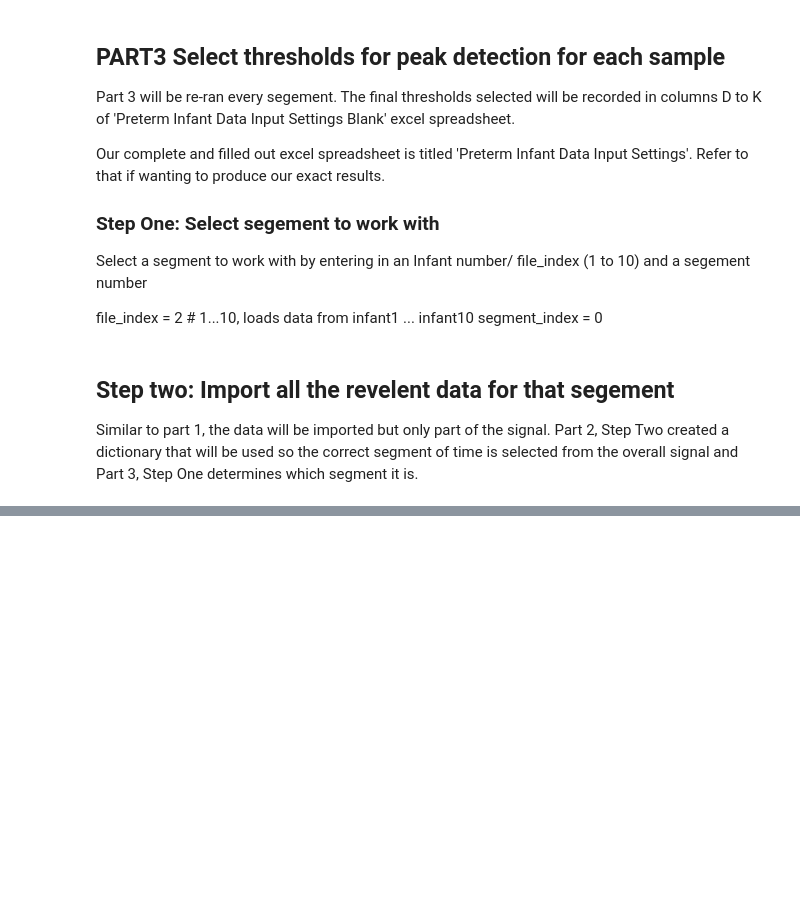
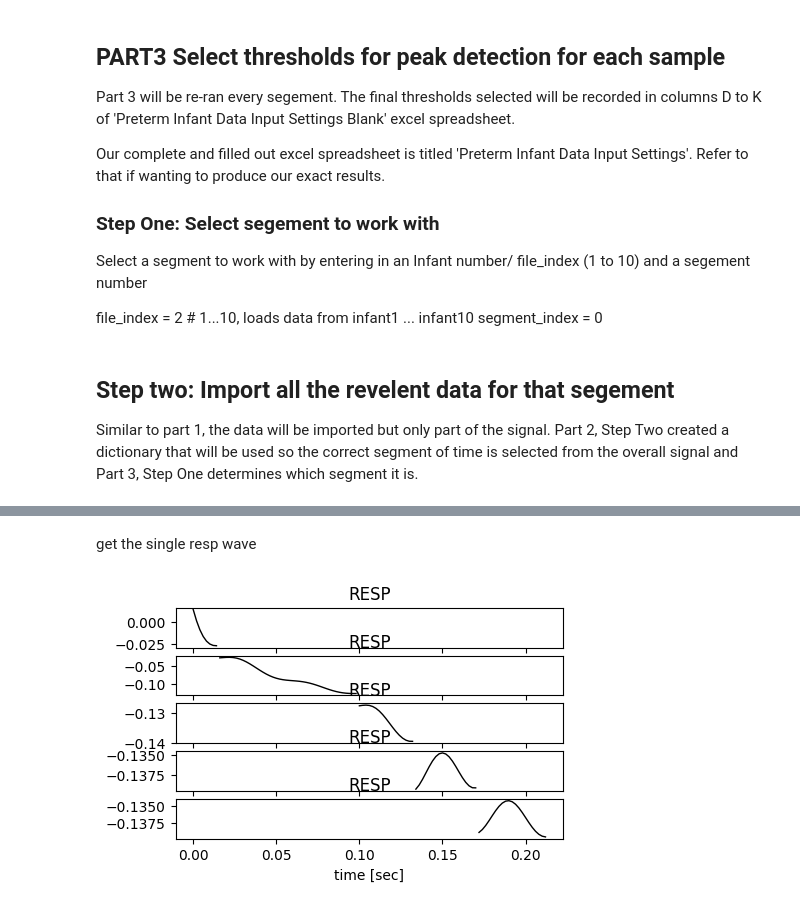
Before and after one commit to FlynnCao/WOA7015-EDA, a Jupyter notebook: main.ipynb, the cells around one changed output, grey strips where cells are left out. Cells and saved outputs as stored; diff of their text form; code cells hidden in the pictures; blank space fills up the shorter version.

```diff
--- a/main.ipynb
+++ b/main.ipynb
@@ -211,0 +645,53 @@ NameError: name 'load_waveforms' is not defined
+# %% [markdown]
+get the single resp wave
+# %%
+x_resp_flow=[]
+floewer=[]
+
+x_ecg_flow=[]
+ecg_flow=[]
+
+
+time_resp_temp=time_ecg
+time_ecg_temp=time_resp
+
+x_temp=[]
+temp=[]
+for i in range(0,len(x_resp_filt)-1,1):
+    if i==0:
+        floewer.append(x_resp_filt[i])
+        ecg_flow.append(x_ecg[i])
+        temp.append(time_resp_temp[i])
+        #ecg.append(time_ecg_temp[i])
+    else:
+        floewer.append(x_resp_filt[i])
+        temp.append(time_resp_temp[i])
+        ecg_flow.append(x_ecg[i])
+        #ecg.append(time_resp_temp[i])
+        if not (x_resp_filt[i]<x_resp_filt[i+1] and x_resp_filt[i]<=x_resp_filt[i-1]):
+            pass
+        else:
+            x_resp_flow.append(floewer)
+            x_ecg_flow.append(ecg_flow)
+            x_temp.append(temp)
+            #ecg_temp.append(ecg)
+            floewer=[]
+            ecg_flow=[]
+            temp=[]
+            #ecg=[]
+lens=len(x_temp)
+fig2, ax = plt.subplots(5, 1, figsize=(5,3), sharex=True)
+#x_resp_flow.remove(x_resp_flow[0])
+#x_temp.remove(x_temp[0])
+#x_ecg_flow.remove(x_ecg_flow[0])
+j=0
+for i in range(0,5):
+    ax[j].plot(x_temp[i], x_resp_flow[i], '-k', lw=1)
+    ax[j].set_xlabel("time [sec]")
+    ax[j].set_title("RESP")
+    j+=1
+
+plt.tight_layout()
+plt.show()
+# %% [output]
+[figure, added]
```
Also changed, not shown: parts of 43 cells of this notebook, 3 other files.
